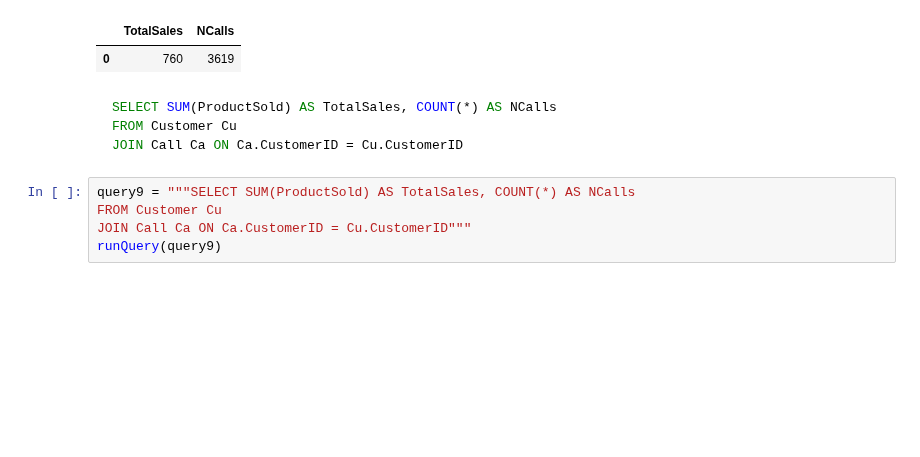
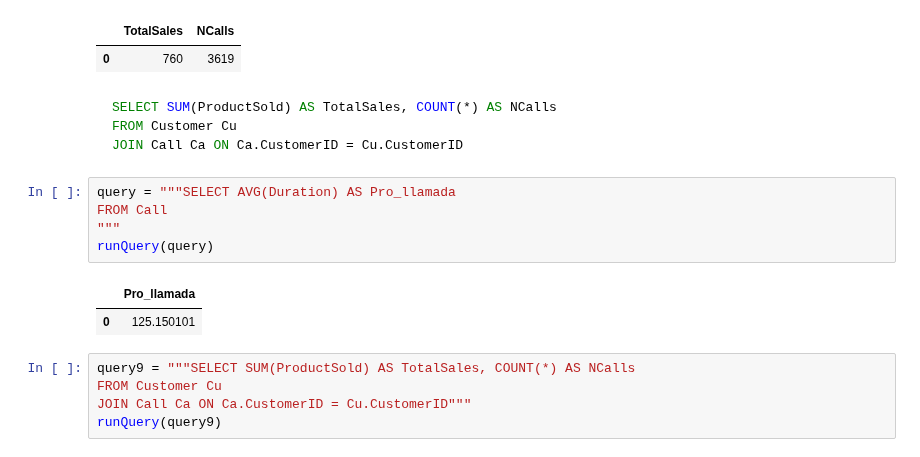
Before and after one commit to GiselaCS/Mujeres_Digitales, a Jupyter notebook: 4)_Caso_Practico_SQL_Productos_financieros.ipynb, the cells around one changed output. Drawn from its saved outputs; the diff is of its cells as text; blank space fills up the shorter version.

````diff
--- a/4)_Caso_Practico_SQL_Productos_financieros.ipynb
+++ b/4)_Caso_Practico_SQL_Productos_financieros.ipynb
@@ -759,6 +812,14 @@ SELECT SUM(ProductSold) AS TotalSales, COUNT(*) AS NCalls
 FROM Customer Cu
 JOIN Call Ca ON Ca.CustomerID = Cu.CustomerID
 ```
+# %%
+query = """SELECT AVG(Duration) AS Pro_llamada
+FROM Call
+"""
+runQuery(query)
+# %% [output]
+|  | Pro_llamada |
+| 0 | 125.150101 |
 # %%
 query9 = """SELECT SUM(ProductSold) AS TotalSales, COUNT(*) AS NCalls
 FROM Customer Cu
````
Also changed, not shown: parts of 3 cells of this notebook.
